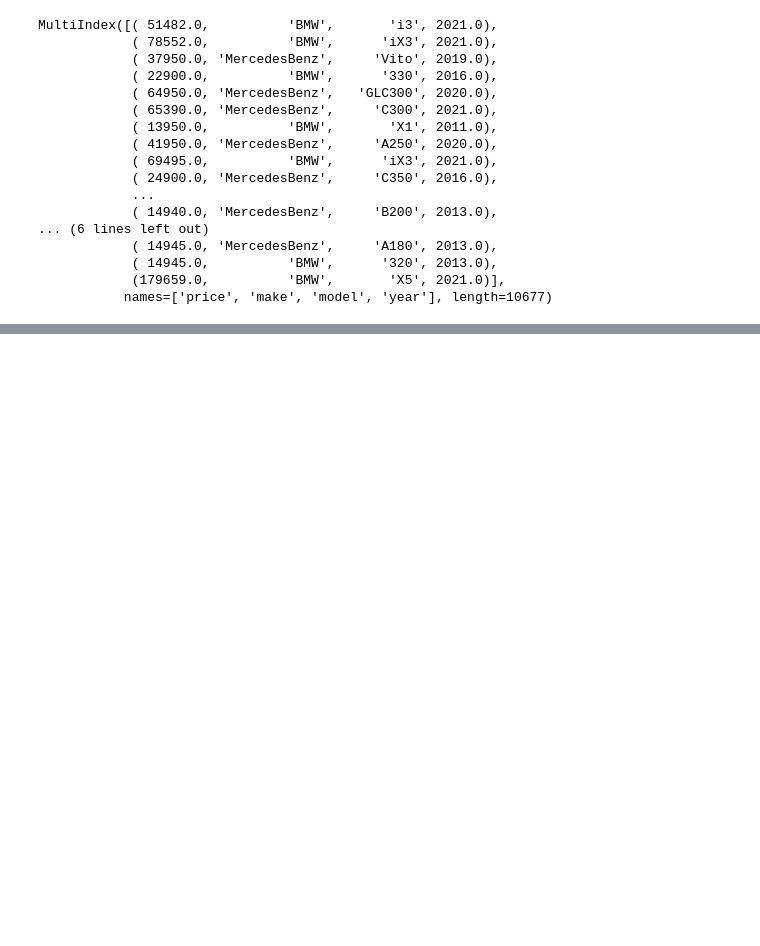
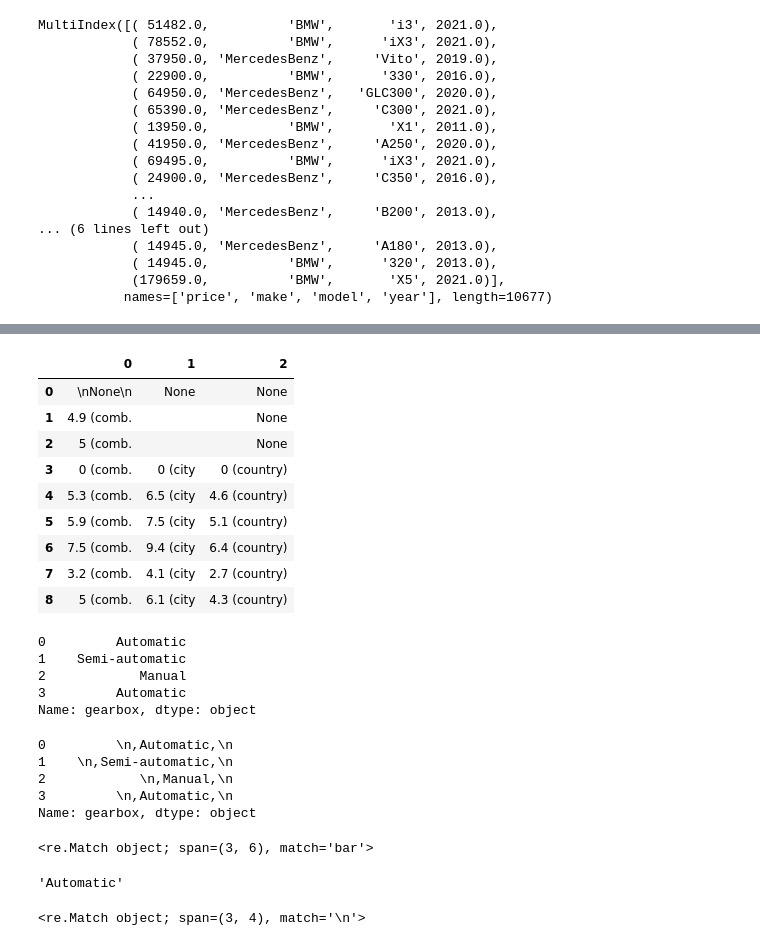
Before and after one commit to abdullahcayde/Auto_Scout_Project, a Jupyter notebook: sil.ipynb, the cells around one changed output, grey strips where cells are left out. Drawn from its saved outputs; the diff is of its cells as text; code cells hidden in the pictures; blank space fills up the shorter version.

```diff
--- a/sil.ipynb
+++ b/sil.ipynb
@@ -944,0 +1028,3 @@ MultiIndex([( 51482.0,          'BMW',       'i3', 2021.0),
+# %%
+df.fuel = df.fuel_con.str.replace(r"[,'\\[\]]" , '').str.replace('l/100 km', '').str.removeprefix('n').str.removesuffix('n')
+df.fuel
@@ -944,0 +1042,43 @@ MultiIndex([( 51482.0,          'BMW',       'i3', 2021.0),
+# %%
+df.fuel.str.split(')', expand= True, n=2)
+# %% [output]
+|  | 0 | 1 | 2 |
+| 0 | \nNone\n | None | None |
+| 1 | 4.9 (comb. |  | None |
+| 2 | 5 (comb. |  | None |
+| 3 | 0 (comb. | 0 (city | 0 (country) |
+| 4 | 5.3 (comb. | 6.5 (city | 4.6 (country) |
+| 5 | 5.9 (comb. | 7.5 (city | 5.1 (country) |
+| 6 | 7.5 (comb. | 9.4 (city | 6.4 (country) |
+| 7 | 3.2 (comb. | 4.1 (city | 2.7 (country) |
+| 8 | 5 (comb. | 6.1 (city | 4.3 (country) |
+# %%
+df.gearbox.str.removeprefix('\n,').str.removesuffix(',\n')
+# %% [output]
+0         Automatic
+1    Semi-automatic
+2            Manual
+3         Automatic
+Name: gearbox, dtype: object
+# %%
+df.gearbox
+# %% [output]
+0         \n,Automatic,\n
+1    \n,Semi-automatic,\n
+2            \n,Manual,\n
+3         \n,Automatic,\n
+Name: gearbox, dtype: object
+# %%
+s = 'foobarqux'
+re.search('ba[arqux]' , s)
+# %% [output]
+<re.Match object; span=(3, 6), match='bar'>
+# %%
+s = '\n,Automatic,\n'
+s.removeprefix('\n,').removesuffix(',\n')
+# %% [output]
+'Automatic'
+# %%
+re.search('\s', 'foo\nbar baz')
+# %% [output]
+<re.Match object; span=(3, 4), match='\n'>
```
Also changed, not shown: parts of 11 cells of this notebook, 2 other files.
